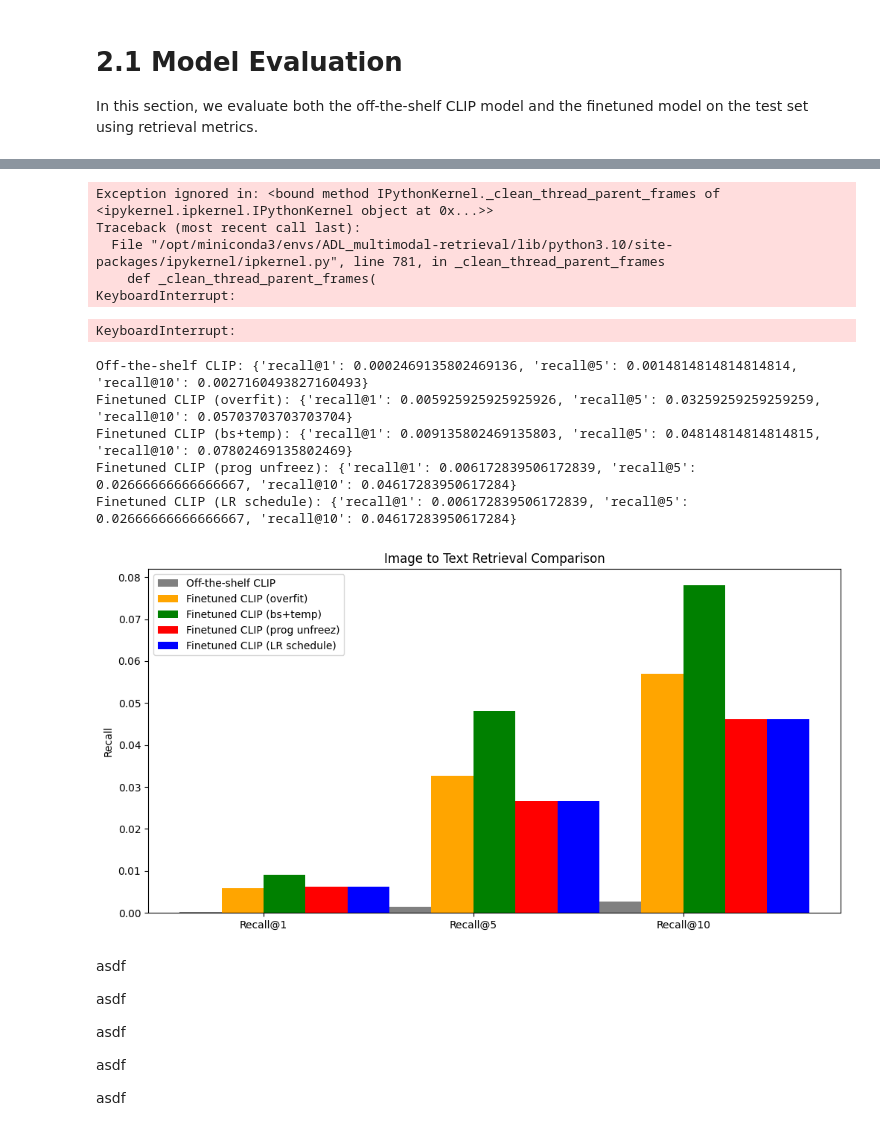
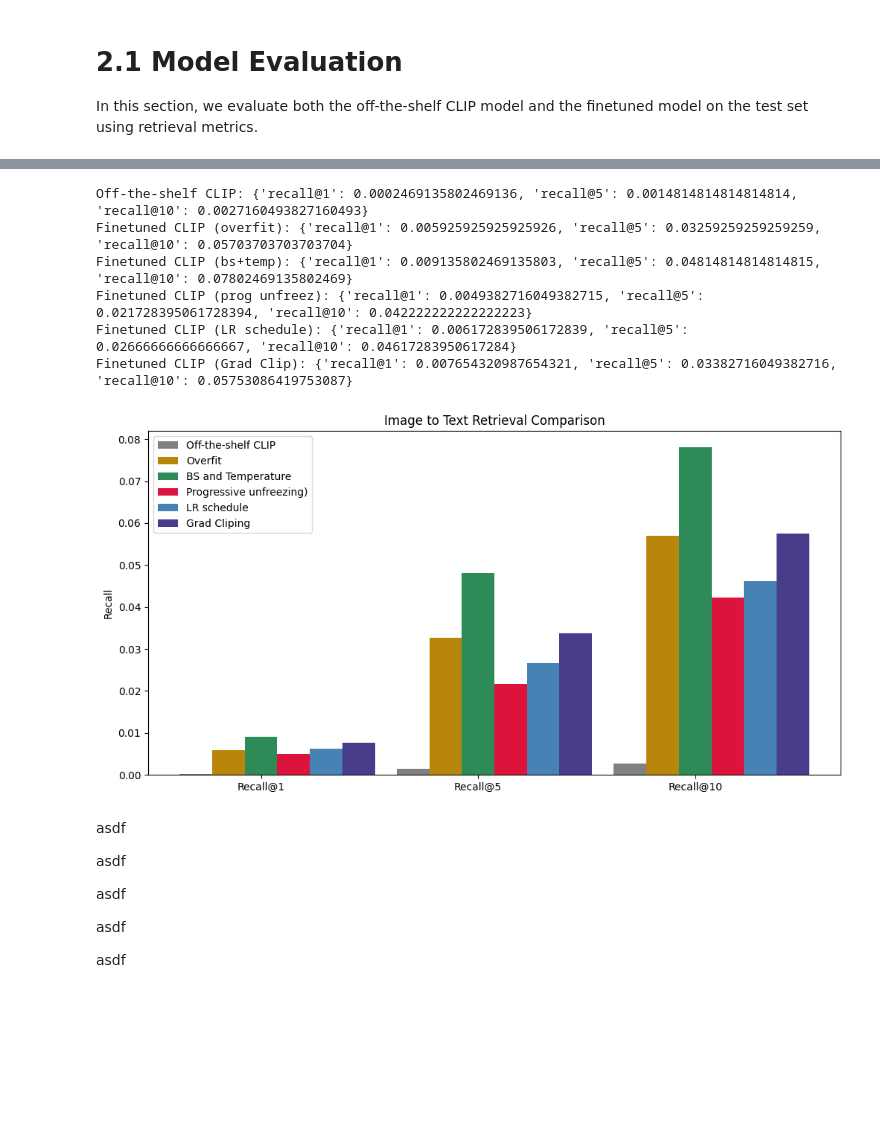
Before and after one commit to Nivocoegi/ADL_multimodal-retrieval, a Jupyter notebook: notebooks/ADL_multimodal_retrieval.ipynb, the cells around one changed output, grey strips where cells are left out. Cells and saved outputs as stored; diff of their text form; code cells hidden in the pictures; blank space fills up the shorter version.

```diff
--- a/notebooks/ADL_multimodal_retrieval.ipynb
+++ b/notebooks/ADL_multimodal_retrieval.ipynb
@@ -208,9 +206,7 @@ bs_temp = evaluate_clip_image2text_recall(
     model_path=path_bs_temp,
     model_name="openai/clip-vit-base-patch32",
     test_loader=test_loader,
-    device='cpu',
-    captions_per_image=5,
-    ks=(1,5,10))
+    device='cpu')
 # %%
 path_prog_unfreez = "/Users/nicolasvogel/Dokumente/16_ZHAW_MSc/V5_9_Adcanced_Deep_Learning/ADL_multimodal-retrieval_Misc/251202_hpc_prog-unfreez-V2/20251202_clip_cuda_sub-size-full_bs64_ep200_lr1e-05_prog_unfreeze_V2_model.pth"
 
@@ -218,23 +214,20 @@ prog_unfreez = evaluate_clip_image2text_recall(
     model_path=path_prog_unfreez,
     model_name="openai/clip-vit-base-patch32",
     test_loader=test_loader,
-    device='cpu',
-    captions_per_image=5,
-    ks=(1,5,10))
+    device='cpu')
 # %%
 path_lr_schedule = "/Users/nicolasvogel/Dokumente/16_ZHAW_MSc/V5_9_Adcanced_Deep_Learning/ADL_multimodal-retrieval_Misc/251207_hpc_LR-schedule/20251207_clip_cuda_sub-size-full_bs64_ep200_lr1e-05_LR-schedule_model.pth"
 
 lr_schedule = evaluate_clip_image2text_recall(
-    model_path=path_prog_unfreez,
+    model_path=path_lr_schedule,
     model_name="openai/clip-vit-base-patch32",
     test_loader=test_loader,
-    device='cpu',
-    captions_per_image=5,
-    ks=(1,5,10))
+    device='cpu')
-# %% [output]
-Exception ignored in: <bound method IPythonKernel._clean_thread_parent_frames of <ipykernel.ipkernel.IPythonKernel object at 0x...>>
-Traceback (most recent call last):
-  File "/opt/miniconda3/envs/ADL_multimodal-retrieval/lib/python3.10/site-packages/ipykernel/ipkernel.py", line 781, in _clean_thread_parent_frames
-    def _clean_thread_parent_frames(
-KeyboardInterrupt:
-KeyboardInterrupt:
+# %%
+path_grad_clip = "/Users/nicolasvogel/Dokumente/16_ZHAW_MSc/V5_9_Adcanced_Deep_Learning/ADL_multimodal-retrieval_Misc/251208_hpc_LR-schedule_2/20251208_clip_cuda_sub-size-full_bs64_ep200_lr1e-05_LR-schedule_model.pth"
+
+grad_clip = evaluate_clip_image2text_recall(
+    model_path=path_grad_clip,
+    model_name="openai/clip-vit-base-patch32",
+    test_loader=test_loader,
+    device='cpu')
@@ -244,36 +243,40 @@ print("Finetuned CLIP (overfit):", overfit)
 print("Finetuned CLIP (bs+temp):", bs_temp)
 print("Finetuned CLIP (prog unfreez):", prog_unfreez)
 print("Finetuned CLIP (LR schedule):", lr_schedule)
+print("Finetuned CLIP (Grad Clip):", grad_clip)
 # %% [output]
 Off-the-shelf CLIP: {'recall@1': 0.0002469135802469136, 'recall@5': 0.0014814814814814814, 'recall@10': 0.0027160493827160493}
 Finetuned CLIP (overfit): {'recall@1': 0.005925925925925926, 'recall@5': 0.03259259259259259, 'recall@10': 0.05703703703703704}
 Finetuned CLIP (bs+temp): {'recall@1': 0.009135802469135803, 'recall@5': 0.04814814814814815, 'recall@10': 0.07802469135802469}
-Finetuned CLIP (prog unfreez): {'recall@1': 0.006172839506172839, 'recall@5': 0.02666666666666667, 'recall@10': 0.04617283950617284}
+Finetuned CLIP (prog unfreez): {'recall@1': 0.0049382716049382715, 'recall@5': 0.021728395061728394, 'recall@10': 0.042222222222222223}
 Finetuned CLIP (LR schedule): {'recall@1': 0.006172839506172839, 'recall@5': 0.02666666666666667, 'recall@10': 0.04617283950617284}
+Finetuned CLIP (Grad Clip): {'recall@1': 0.007654320987654321, 'recall@5': 0.03382716049382716, 'recall@10': 0.05753086419753087}
 # %%
 # plot results
 labels = ['Recall@1', 'Recall@5', 'Recall@10']
 of_the_shelf_vals = [of_the_shelf['recall@1'], of_the_shelf['recall@5'], of_the_shelf['recall@10']]
 overfit_vals = [overfit['recall@1'], overfit['recall@5'], overfit['recall@10']]
 bs_temp_vals = [bs_temp['recall@1'], bs_temp['recall@5'], bs_temp['recall@10']]
 prog_unfreez_vals = [prog_unfreez['recall@1'], prog_unfreez['recall@5'], prog_unfreez['recall@10']]
 lr_schedule_vals = [lr_schedule['recall@1'], lr_schedule['recall@5'], lr_schedule['recall@10']]
+grad_clip_vals = [grad_clip['recall@1'], grad_clip['recall@5'], grad_clip['recall@10']]
 x = range(len(labels))
 plt.figure(figsize=(12, 6))
-plt.bar([p - 0.3 for p in x], of_the_shelf_vals, width=0.2, label='Off-the-shelf CLIP', color = 'gray')
-plt.bar([p - 0.1 for p in x], overfit_vals, width=0.2, label='Finetuned CLIP (overfit)', color = 'orange')
-plt.bar([p + 0.1 for p in x], bs_temp_vals, width=0.2, label='Finetuned CLIP (bs+temp)', color = 'green')
-plt.bar([p + 0.3 for p in x], prog_unfreez_vals, width=0.2, label='Finetuned CLIP (prog unfreez)', color = 'red')
-plt.bar([p + 0.5 for p in x], lr_schedule_vals, width=0.2, label='Finetuned CLIP (LR schedule)', color = 'blue')
+plt.bar([p - 0.3 for p in x], of_the_shelf_vals, width=0.15, label='Off-the-shelf CLIP', color = 'gray')
+plt.bar([p - 0.15 for p in x], overfit_vals, width=0.15, label='Overfit', color = 'darkgoldenrod')
+plt.bar([p for p in x], bs_temp_vals, width=0.15, label='BS and Temperature', color = 'seagreen')
+plt.bar([p + 0.15 for p in x], prog_unfreez_vals, width=0.15, label='Progressive unfreezing)', color = 'crimson')
+plt.bar([p + 0.3 for p in x], lr_schedule_vals, width=0.15, label='LR schedule', color = 'steelblue')
+plt.bar([p + 0.45 for p in x], grad_clip_vals, width=0.15, label='Grad Cliping', color = 'darkslateblue')
 plt.xticks(x, labels)
 plt.ylabel('Recall')
 plt.title('Image to Text Retrieval Comparison')
 # plt.ylim(0, 1)
 plt.legend()
 # plt.tight_layout()
 plt.show()
 # %% [output]
-[figure, old version]
+[figure, new version]
 # %% [markdown]
 asdf
 
```
Also changed, not shown: parts of 8 cells of this notebook, 3 other files.
